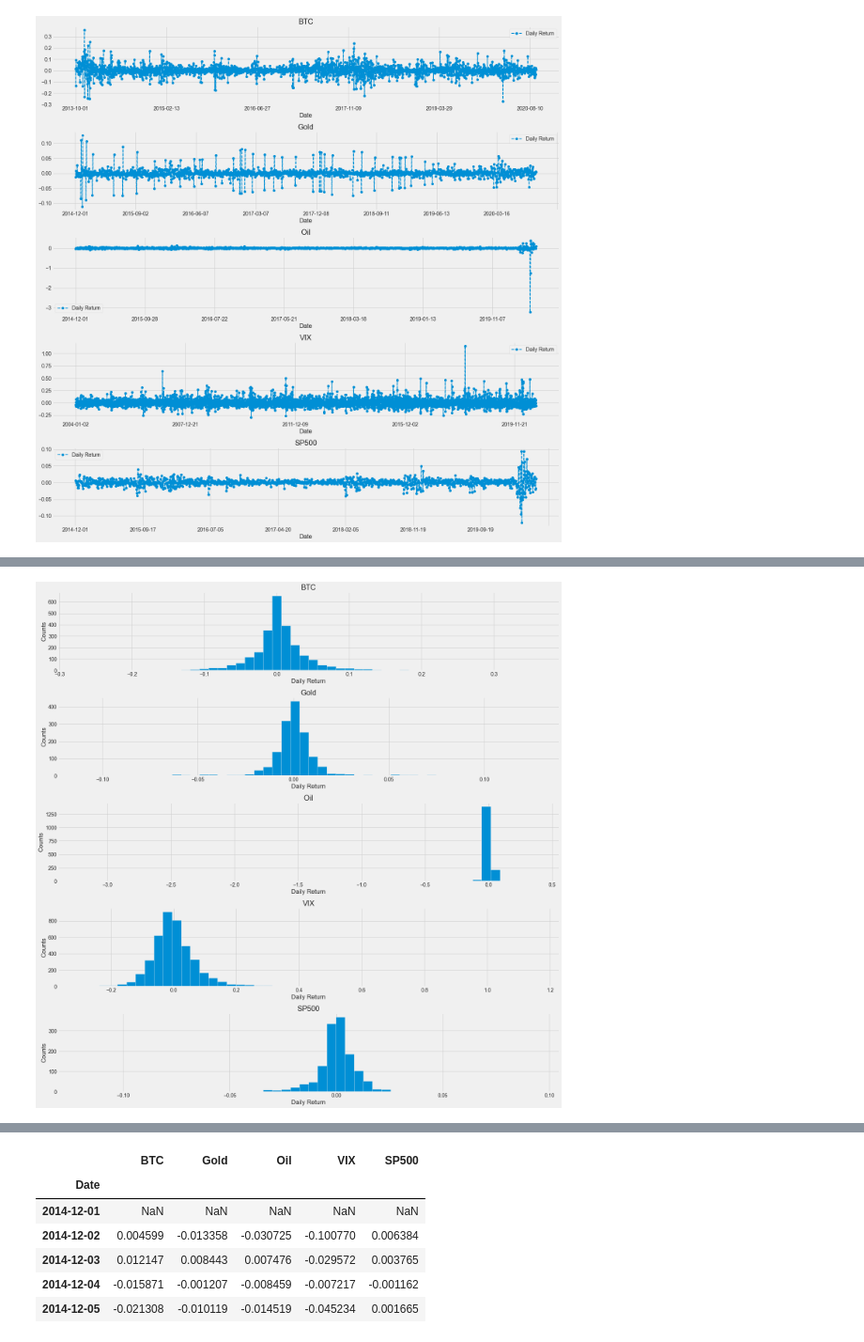
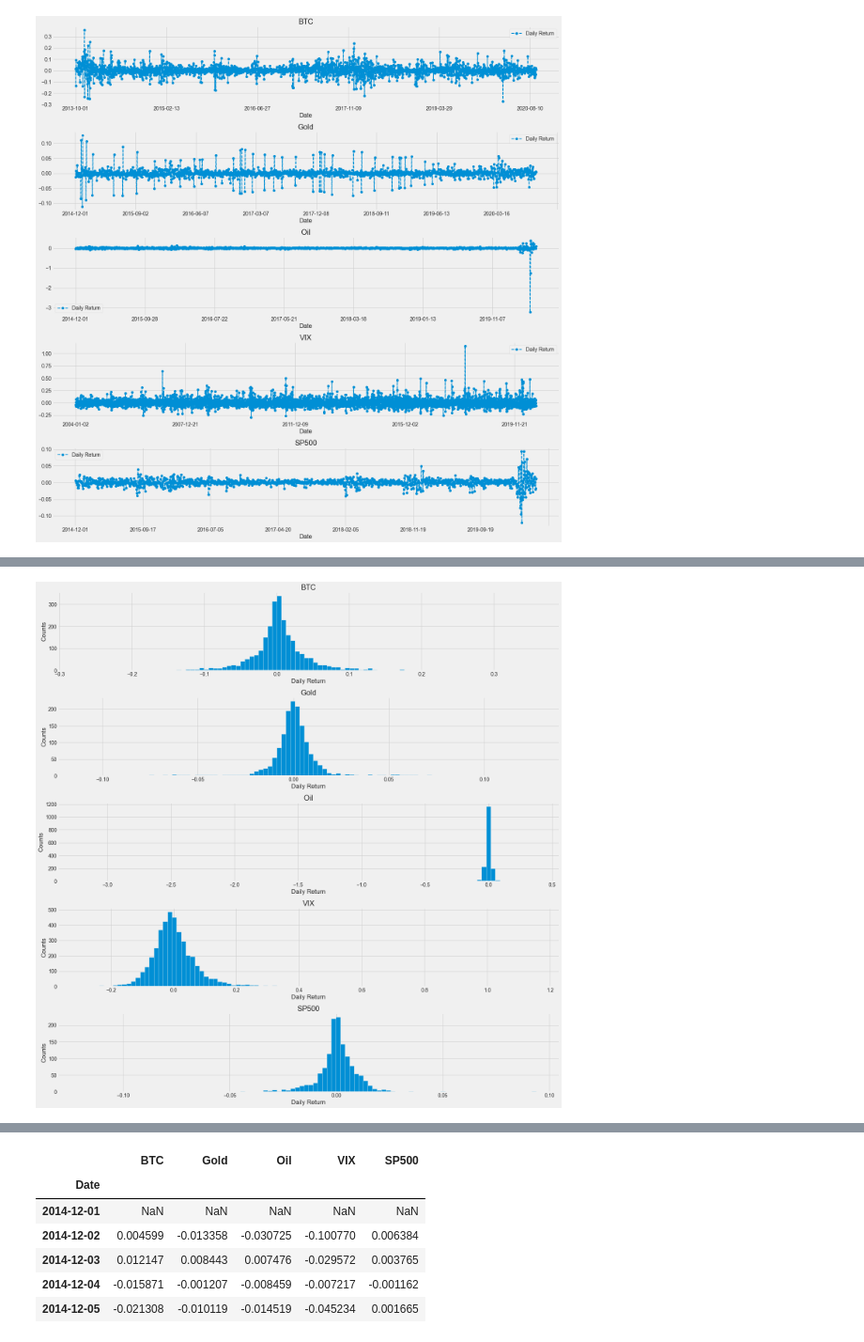
Before and after one commit to brucechan2020/ADA-Assessment, a Jupyter notebook: data-visualization.ipynb, the cells around one changed output, grey strips where cells are left out. Shown at 94% size. Saved outputs shown, nothing was run; the diff lists cells and outputs as text; code cells hidden in the pictures.

```diff
--- a/data-visualization.ipynb
+++ b/data-visualization.ipynb
@@ -131,3 +138,14 @@ fig.tight_layout()
 # fig.tight_layout()
 # %% [output]
 [figure]
+# %%
+plt.figure(figsize=(5, 25))
+
+for i, df in enumerate(dfs, 1):
+    plt.subplot(5, 1, i)
+    df.boxplot(column='Daily Return')
+    plt.xlabel('Daily Return')
+    plt.ylabel('Counts')
+    plt.title(f'{dfs_label[i - 1]}')
+
+plt.tight_layout()
@@ -134,22 +154,13 @@ fig.tight_layout()
 # %%
 plt.figure(figsize=(20, 20))
 
 for i, df in enumerate(dfs, 1):
     plt.subplot(5, 1, i)
-    df['Daily Return'].hist(bins=50)
+    df['Daily Return'].hist(bins=100)
     plt.xlabel('Daily Return')
     plt.ylabel('Counts')
     plt.title(f'{dfs_label[i - 1]}')
 
 plt.tight_layout()
-
-
-# for df,t in zip(dfs, title):
-#     df['Change']=df['Close'].pct_change()
-#     df_temp = df[df.Change != 0]
-#     plt.figure(figsize=(20,5))
-#     df_temp['Change'].hist(bins=50)
-#     plt.title(f'{t}')
-#     plt.show()
 # %% [output]
-[figure, old version]
+[figure, new version]
```
Also changed, not shown: parts of 15 cells of this notebook.
